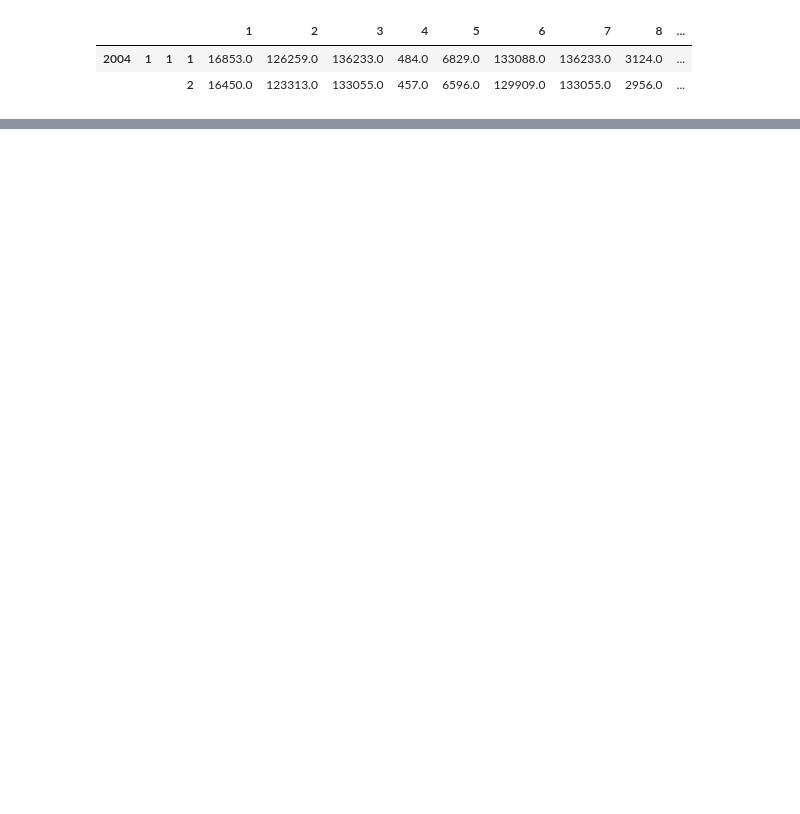
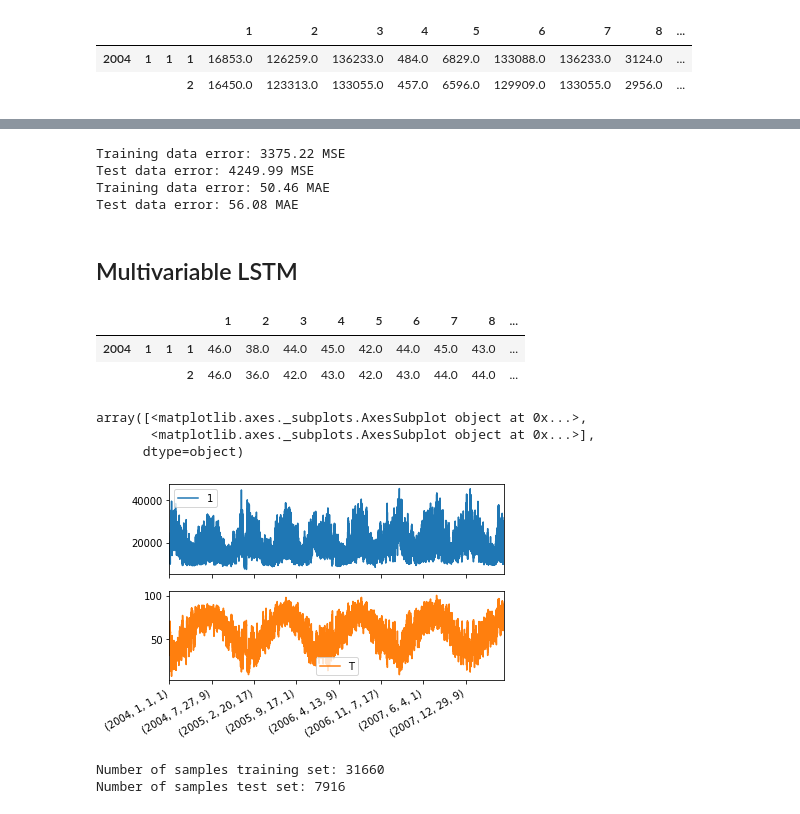
Before and after one commit to Pedromacedo41/MAP573, a Jupyter notebook: src/Francisco/Errors.ipynb, the cells around one changed output, grey strips where cells are left out. Cells and saved outputs as stored; diff of their text form; code cells hidden in the pictures; blank space fills up the shorter version.

Commit message:
keras models

```diff
--- a/src/Francisco/Errors.ipynb
+++ b/src/Francisco/Errors.ipynb
@@ -37,0 +261,80 @@ temp.head(2)
+# %%
+def get_predict_and_score_multi(model, X, Y):
+    # transform the prediction to the original scale
+    pred = normalizer.inverse_transform(model.predict(X))
+    # transform also the label to the original scale for interpretability
+    orig_data =normalizer.inverse_transform(Y)
+    # calculate RMSE
+    score = math.sqrt(mean_squared_error(orig_data, pred))
+    score2 = math.sqrt(mean_absolute_error(orig_data, pred))
+    return(score, score2, pred)
+
+mse_train, mae_train, train_predict = get_predict_and_score_multi(vanilla_rnn, train_X, train_Y)
+mse_test, mae_test, test_predict = get_predict_and_score_multi(vanilla_rnn, test_X, test_Y)
+print("Training data error: %.2f MSE" % mse_train)
+print("Test data error: %.2f MSE" % mse_test)
+print("Training data error: %.2f MAE" % mae_train)
+print("Test data error: %.2f MAE" % mae_test)
+# %% [output]
+Training data error: 3375.22 MSE
+Test data error: 4249.99 MSE
+Training data error: 50.46 MAE
+Test data error: 56.08 MAE
+# %% [markdown]
+## Multivariable LSTM
+# %%
+PATH = r"../../Data/temperature_history.csv"
+df_T = pd.read_csv(PATH)
+h_df_T = df_T.set_index(['station_id', 'year', 'month', 'day'])
+trans_dict = {}
+for i in list(h_df_T.columns):
+    trans_dict[i] = int(i[1:])
+h_df_T = h_df_T.rename(columns=trans_dict)
+h_df_T = h_df_T.stack()
+h_df_T = h_df_T.unstack(level=0)
+h_df_T.columns = h_df_T.columns.get_level_values(0)
+h_df_T.columns.names = [None]
+h_df_T.index.names = [None, None, None, None]
+
+PATH = r"../../Data/temperature_solution.csv"
+df_T_Sol = pd.read_csv(PATH)
+h_df_T_Sol = df_T_Sol.set_index(['station_id', 'year', 'month', 'day', 'hour'])
+h_df_T_Sol = h_df_T_Sol.drop(['datetime', 'date'], axis=1)
+h_df_T_Sol = h_df_T_Sol.unstack(level=0)
+h_df_T_Sol.columns = h_df_T_Sol.columns.get_level_values(1)
+h_df_T_Sol.columns.names = [None]
+h_df_T_Sol.index.names = [None, None, None, None]
+
+zone_T = pd.concat([h_df_T, h_df_T_Sol], axis=0, join='outer', ignore_index=False, keys=None,
+          levels=None, names=None, verify_integrity=True, copy=True)
+
+T_mean = zone_T.mean(axis=1)
+temp['T'] = T_mean
+
+zone_T.head(2)
+# %% [output]
+|  |  |  |  | 1 | 2 | 3 | 4 | 5 | 6 | 7 | 8 | ... |
+| 2004 | 1 | 1 | 1 | 46.0 | 38.0 | 44.0 | 45.0 | 42.0 | 44.0 | 45.0 | 43.0 | ... |
+|  |  |  | 2 | 46.0 | 36.0 | 42.0 | 43.0 | 42.0 | 43.0 | 44.0 | 44.0 | ... |
+# %%
+temp[[1, 'T']].plot(subplots=True)
+# %% [output]
+array([<matplotlib.axes._subplots.AxesSubplot object at 0x...>,
+       <matplotlib.axes._subplots.AxesSubplot object at 0x...>],
+      dtype=object)
+[figure, added]
+# %%
+scaler = MinMaxScaler(feature_range=(0, 1))
+scaled = scaler.fit_transform(temp[[1, 'T']])
+
+# Using 80% of data for training, 20% for validation.
+TRAINING_PERCENT = 0.80
+
+train_size = int(len(scaled) * TRAINING_PERCENT)
+test_size = len(scaled) - train_size
+train_multi, test_multi = scaled[0:train_size, :], scaled[train_size:len(scaled), :]
+print("Number of samples training set: " + str((len(train_multi))))
+print("Number of samples test set: " + str((len(test_multi))))
+# %% [output]
+Number of samples training set: 31660
+Number of samples test set: 7916
```
Also changed, not shown: parts of 15 cells of this notebook, 1 other file.
